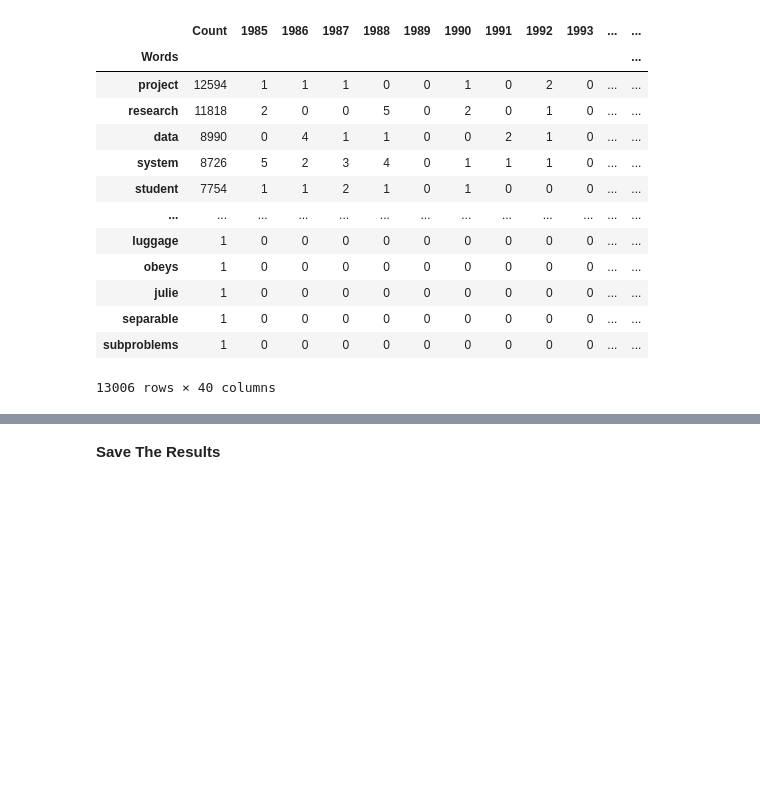
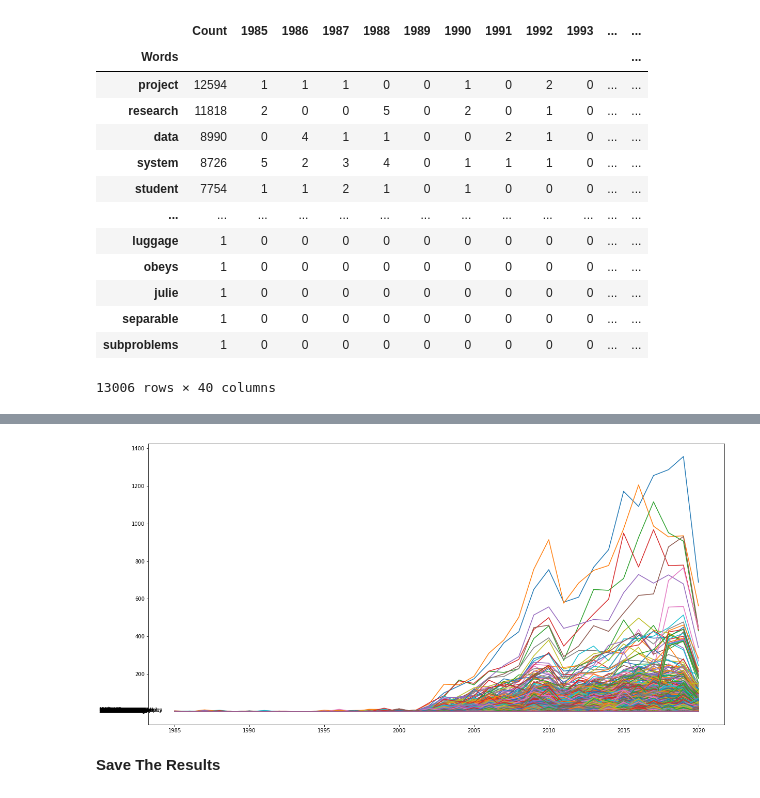
Before and after one commit to msklc/Text-Mining-Approach-to-Analyze-The-Cyber-Security-Related-Articles, a Jupyter notebook: PART-3 Text Mining.ipynb, the cells around one changed output, grey strips where cells are left out. Drawn from its saved outputs; the diff is of its cells as text; code cells hidden in the pictures; blank space fills up the shorter version.

Commit message:
part-3 FreqDist enhanced

```diff
--- a/PART-3 Text Mining.ipynb
+++ b/PART-3 Text Mining.ipynb
@@ -555,3 +557,5 @@ Word Frequency Dataframe/Yearly was saved with 507 rows and 36 columns
+# %%
+df_FreqDist= pd.read_csv('data/FreqDist.csv', sep=';', index_col='Words')
 # %% [markdown]
 __Enhance The Frequency Distribution DataFrame by Yearly__
 # %%
@@ -602,9 +597,9 @@ __2 New Columns__
 # %%
-df_FreqDist['UpToLast10Year']=df_FreqDist.iloc[:,1:-10].sum(axis=1)
-df_FreqDist['Last10Year']=df_FreqDist.iloc[:,-10:].sum(axis=1)
-df_FreqDist.loc[df_FreqDist['UpToLast10Year']==0,'UpToLast10Year']=0.1 #Change 0 to 0.1 to complete math operations
-df_FreqDist['Ratio']=df_FreqDist['Last10Year']/df_FreqDist['UpToLast10Year']
-df_FreqDist.sort_values(by='Ratio', ascending=False)
+df_FreqDist['UpToLast10Year']=df_FreqDist.iloc[:,1:27].sum(axis=1) #1985-2010
+df_FreqDist['Last10Year']=df_FreqDist.iloc[:,27:37].sum(axis=1) #2011-2020
+df_FreqDist.loc[df_FreqDist['UpToLast10Year']==0,'UpToLast10Year']=1 #Change 0 to 1 to complete math operations
+df_FreqDist['Ratio']=df_FreqDist['Last10Year']/df_FreqDist['UpToLast10Year'].round(decimals=2)
+df_FreqDist
 # %% [output]
 |  | Count | 1985 | 1986 | 1987 | 1988 | 1989 | 1990 | 1991 | 1992 | 1993 | ... | ... |
 | Words |  |  |  |  |  |  |  |  |  |  |  | ... |
@@ -624,0 +655,8 @@ df_FreqDist.sort_values(by='Ratio', ascending=False)
+# %%
+#First Used
+df_FreqDist['FirstUsed']=0
+for n in range(1,df_FreqDist.shape[0]+1):
+    column_index=(df_FreqDist.iloc[n-1:n,1:-3].values !=0).argmax()
+    column_name=df_FreqDist.columns[1+column_index]
+    df_FreqDist['FirstUsed'][n-1]=column_name
+df_FreqDist
@@ -625,3 +678,11 @@ df_FreqDist.sort_values(by='Ratio', ascending=False)
+# %%
+fig = plt.figure(figsize=(20,10))
+for n in range(1,df_FreqDist.shape[0]+1):
+    plt.plot(np.arange(1985,2021),df_FreqDist.iloc[n-1:n,1:37].values[0])
+    plt.text(1980, df_FreqDist.iloc[n-1:n,1:37].values[0][0],df_FreqDist.iloc[n-1:n,:].index[0] )
+plt.show()
+# %% [output]
+[figure, added]
 # %% [markdown]
 __Save The Results__
 # %%
```
Also changed, not shown: parts of 15 cells of this notebook, 2 other files.
